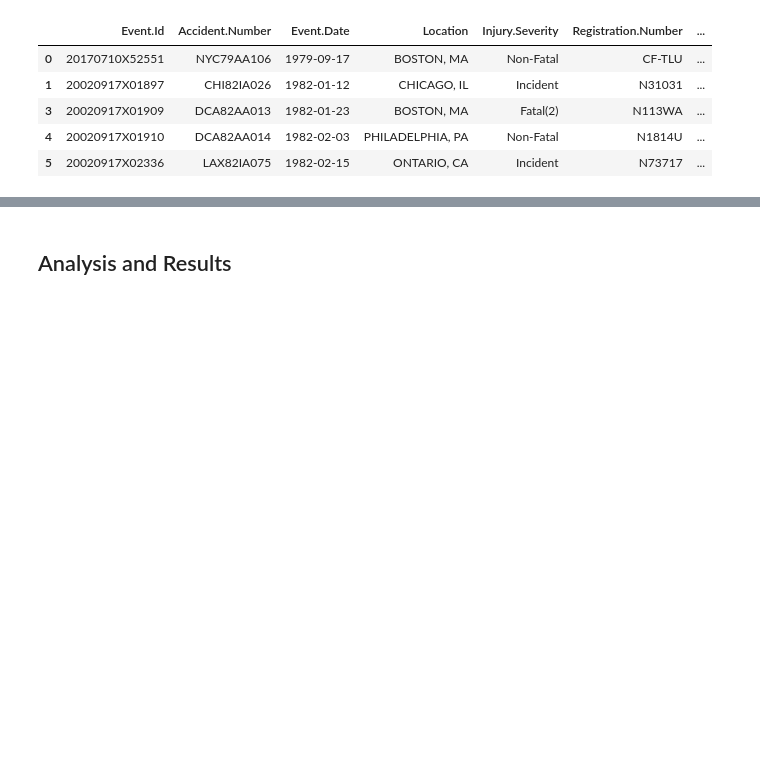
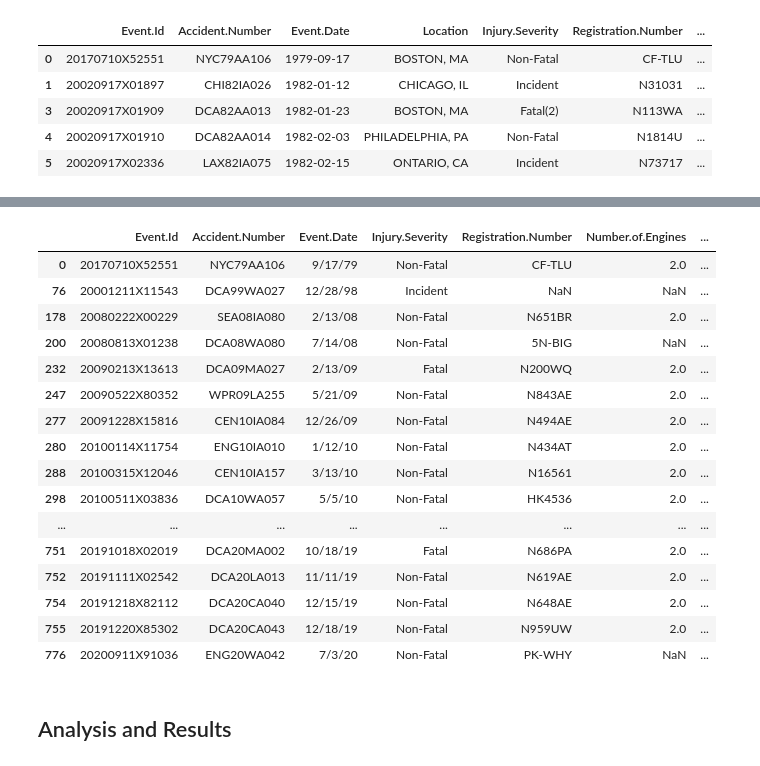
Before and after one commit to basstraining/wings_and_flats, a Jupyter notebook: Final.ipynb, the cells around one changed output, grey strips where cells are left out. Saved outputs shown, nothing was run; the diff lists cells and outputs as text; code cells hidden in the pictures; blank space fills up the shorter version.

```diff
--- a/Final.ipynb
+++ b/Final.ipynb
@@ -679,0 +962,3 @@ c_plane_df3.to_csv("Data/final_clean_plane_df_4.csv", index=False)
+# %%
+# Lets bring the severity score, the adjusted severity score, and the geolocation data together
+c_plane_df5 = big_plane_geo_df.merge(c_plane_df4, on="Event.Id")
@@ -680,2 +1021,23 @@ c_plane_df3.to_csv("Data/final_clean_plane_df_4.csv", index=False)
+# %%
+filtered_c_plane_df6 = c_plane_df6[c_plane_df6['People.Count'] < 50]
+filtered_c_plane_df6
+# %% [output]
+|  | Event.Id | Accident.Number | Event.Date | Injury.Severity | Registration.Number | Number.of.Engines | ... |
+| 0 | 20170710X52551 | NYC79AA106 | 9/17/79 | Non-Fatal | CF-TLU | 2.0 | ... |
+| 76 | 20001211X11543 | DCA99WA027 | 12/28/98 | Incident | NaN | NaN | ... |
+| 178 | 20080222X00229 | SEA08IA080 | 2/13/08 | Non-Fatal | N651BR | 2.0 | ... |
+| 200 | 20080813X01238 | DCA08WA080 | 7/14/08 | Non-Fatal | 5N-BIG | NaN | ... |
+| 232 | 20090213X13613 | DCA09MA027 | 2/13/09 | Fatal | N200WQ | 2.0 | ... |
+| 247 | 20090522X80352 | WPR09LA255 | 5/21/09 | Non-Fatal | N843AE | 2.0 | ... |
+| 277 | 20091228X15816 | CEN10IA084 | 12/26/09 | Non-Fatal | N494AE | 2.0 | ... |
+| 280 | 20100114X11754 | ENG10IA010 | 1/12/10 | Non-Fatal | N434AT | 2.0 | ... |
+| 288 | 20100315X12046 | CEN10IA157 | 3/13/10 | Non-Fatal | N16561 | 2.0 | ... |
+| 298 | 20100511X03836 | DCA10WA057 | 5/5/10 | Non-Fatal | HK4536 | 2.0 | ... |
+| ... | ... | ... | ... | ... | ... | ... | ... |
+| 751 | 20191018X02019 | DCA20MA002 | 10/18/19 | Fatal | N686PA | 2.0 | ... |
+| 752 | 20191111X02542 | DCA20LA013 | 11/11/19 | Non-Fatal | N619AE | 2.0 | ... |
+| 754 | 20191218X82112 | DCA20CA040 | 12/15/19 | Non-Fatal | N648AE | 2.0 | ... |
+| 755 | 20191220X85302 | DCA20CA043 | 12/18/19 | Non-Fatal | N959UW | 2.0 | ... |
+| 776 | 20200911X91036 | ENG20WA042 | 7/3/20 | Non-Fatal | PK-WHY | NaN | ... |
 # %% [markdown]
 ## Analysis and Results
```
Also changed, not shown: parts of 48 cells of this notebook, 13 other files.
